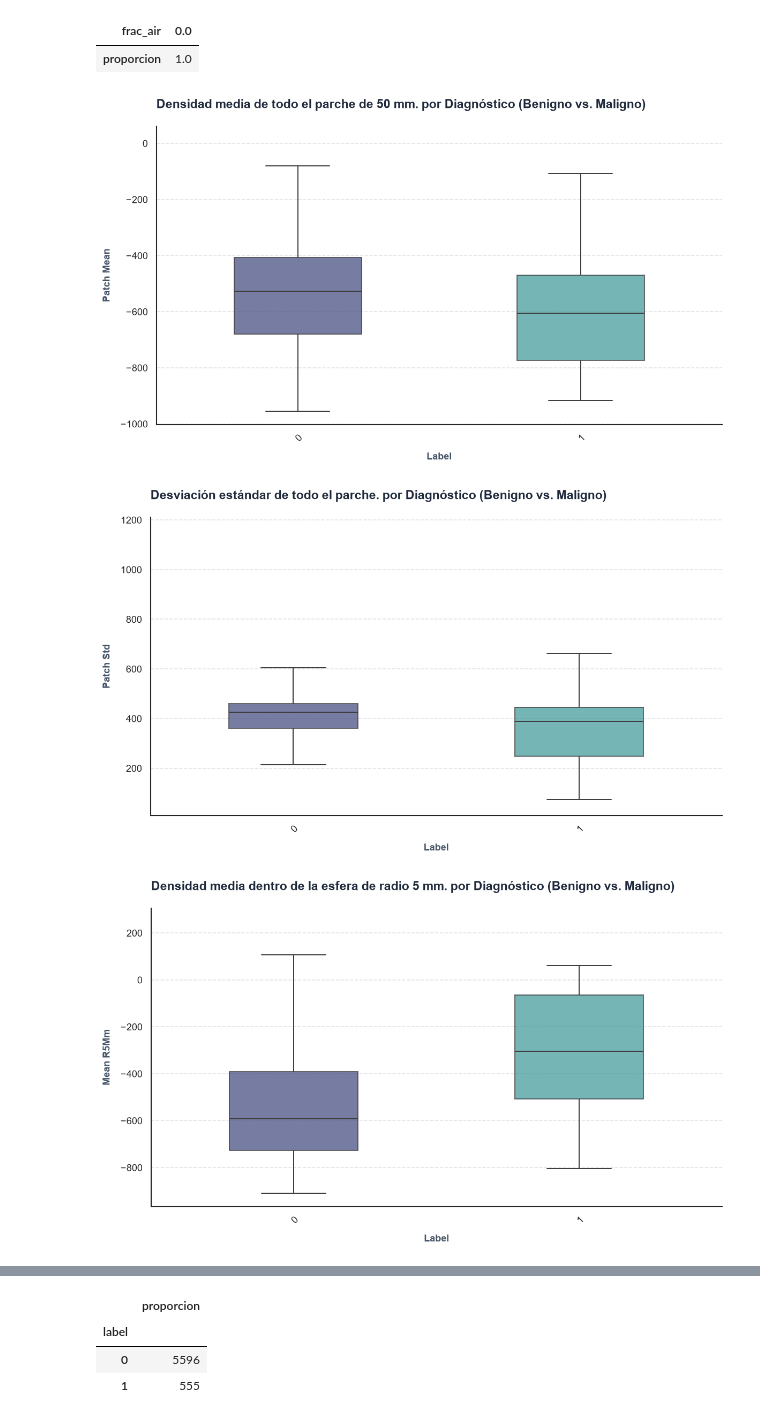
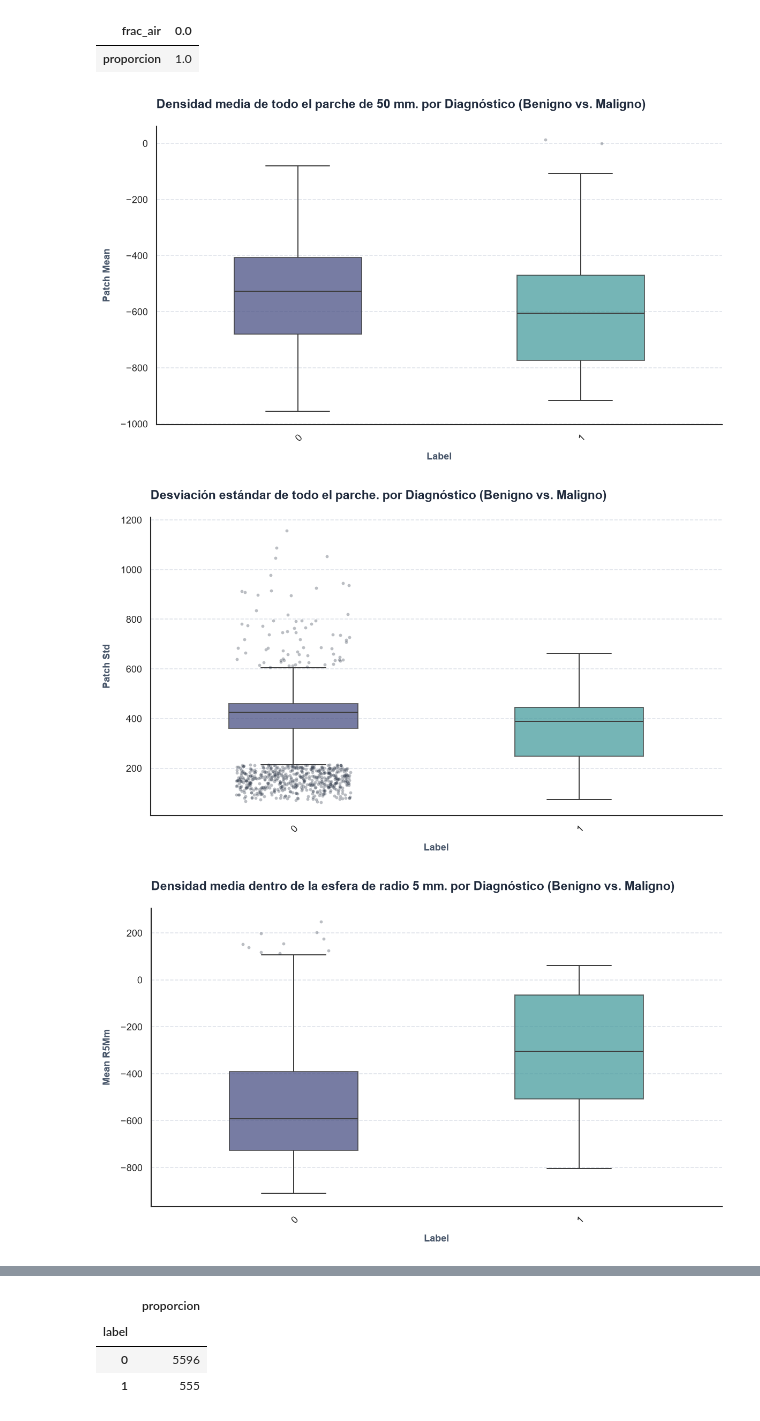
Before and after one commit to juanpablocarrillohortua/health_tech_lung_cancer, a Jupyter notebook: notebooks/image_caracteristics.ipynb, the cells around one changed output, grey strips where cells are left out. Cells and saved outputs as stored; diff of their text form; code cells hidden in the pictures.

```diff
--- a/notebooks/image_caracteristics.ipynb
+++ b/notebooks/image_caracteristics.ipynb
@@ -1331,16 +1347,21 @@ analisis_imagenes["frac_air"].value_counts(normalize=True).to_frame(
 # %%
 for col, subtitle in interesting_cols.items():
     if col not in analisis_imagenes.columns:
         print(f"Columna {col} no encontrada en el DataFrame.")
         continue
+    # Un boxplot de una columna con un solo valor es una línea plana: no
+    # aporta nada. Pasa con seg_ok y frac_air después del dropna.
+    if analisis_imagenes[col].nunique() <= 1:
+        print(f"Columna {col} es constante, se omite.")
+        continue
     plot_segmented_boxplot(
         analisis_imagenes,
         cat_col="label",
         num_col=col,
-        show_points=False,
+        show_points=True,
         title=f"{subtitle} por Diagnóstico (Benigno vs. Maligno)",
     )
 # %% [output]
 [figure]
-[figure, old version]
+[figure, new version]
 [figure]
```
Also changed, not shown: parts of 33 cells of this notebook, 3 other files.
